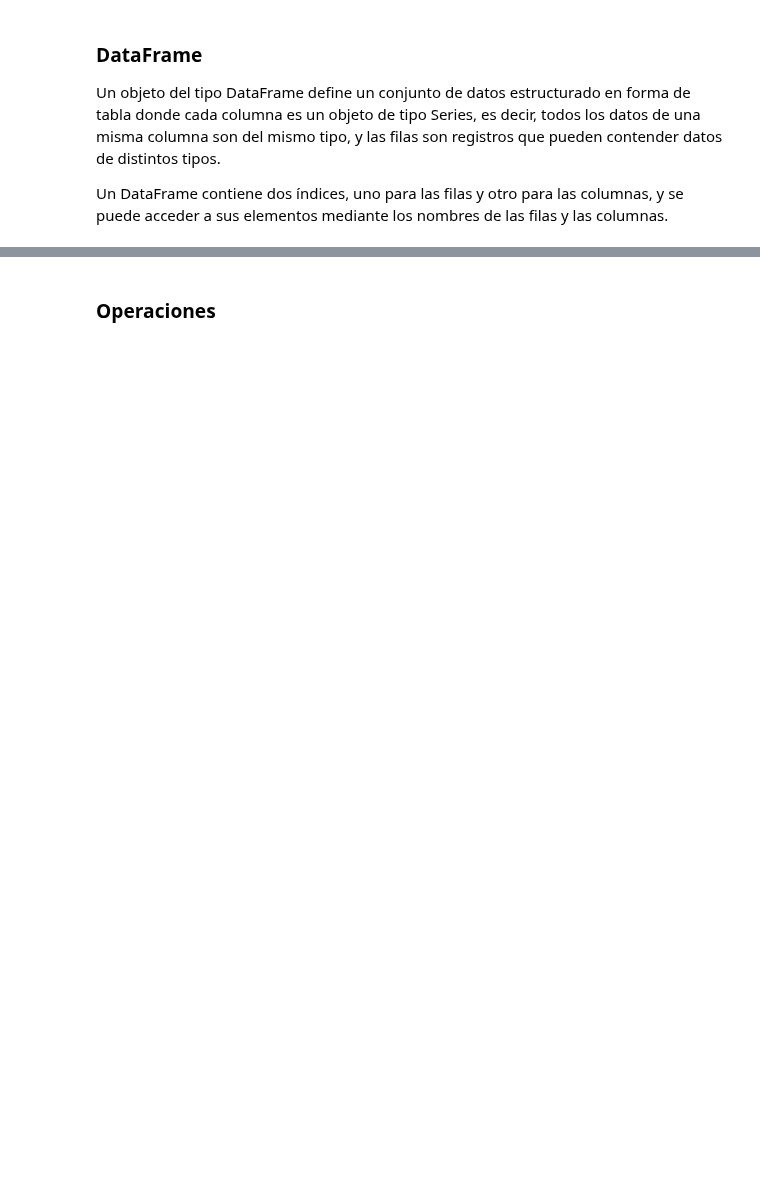
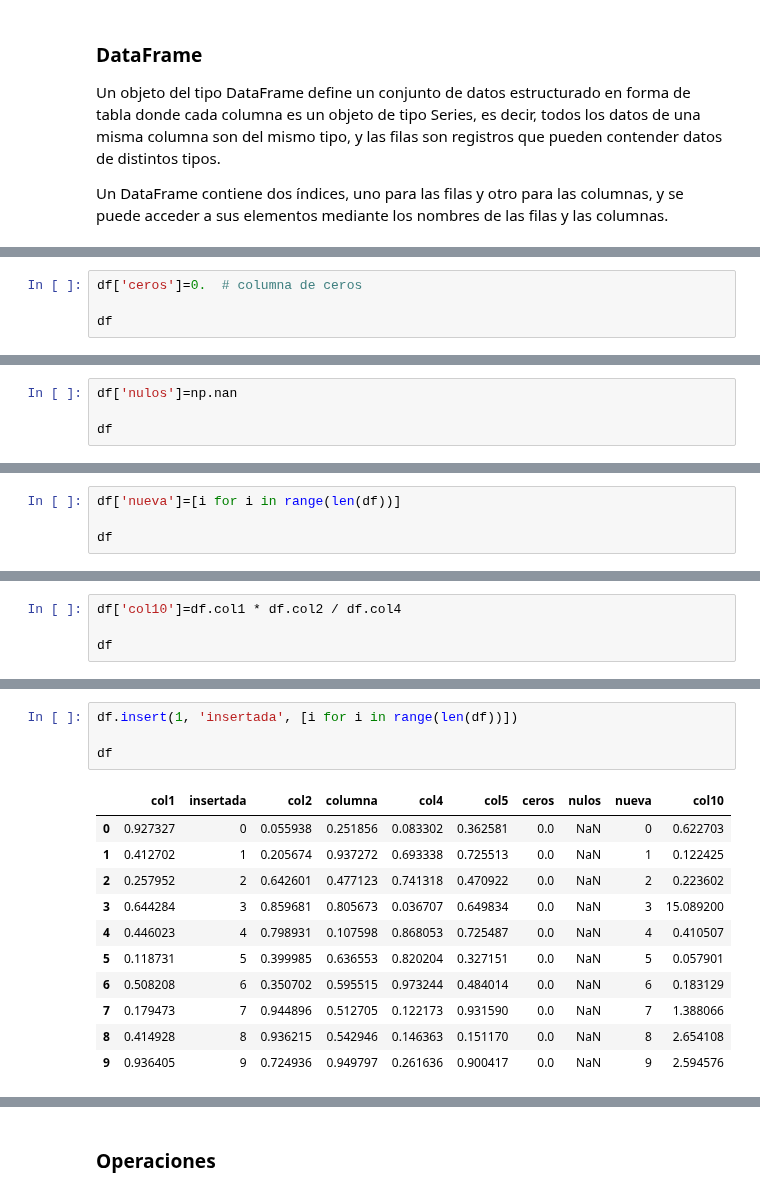
Before and after one commit to Ironhack-Data-Madrid-Enero-2023/apuntes_clase, a Jupyter notebook: semana_2/1.2 - Intro Pandas.ipynb, the cells around one changed output, grey strips where cells are left out. Drawn from its saved outputs; the diff is of its cells as text; blank space fills up the shorter version.

```diff
--- a/semana_2/1.2 - Intro Pandas.ipynb
+++ b/semana_2/1.2 - Intro Pandas.ipynb
@@ -43,0 +331,4 @@ Un DataFrame contiene dos índices, uno para las filas y otro para las columnas,
+# %%
+df['ceros']=0.  # columna de ceros
+
+df
@@ -43,0 +347,4 @@ Un DataFrame contiene dos índices, uno para las filas y otro para las columnas,
+# %%
+df['nulos']=np.nan
+
+df
@@ -43,0 +363,4 @@ Un DataFrame contiene dos índices, uno para las filas y otro para las columnas,
+# %%
+df['nueva']=[i for i in range(len(df))]
+
+df
@@ -43,0 +387,4 @@ Un DataFrame contiene dos índices, uno para las filas y otro para las columnas,
+# %%
+df['col10']=df.col1 * df.col2 / df.col4
+
+df
@@ -43,0 +403,16 @@ Un DataFrame contiene dos índices, uno para las filas y otro para las columnas,
+# %%
+df.insert(1, 'insertada', [i for i in range(len(df))])
+
+df
+# %% [output]
+|  | col1 | insertada | col2 | columna | col4 | col5 | ceros | nulos | nueva | col10 |
+| 0 | 0.927327 | 0 | 0.055938 | 0.251856 | 0.083302 | 0.362581 | 0.0 | NaN | 0 | 0.622703 |
+| 1 | 0.412702 | 1 | 0.205674 | 0.937272 | 0.693338 | 0.725513 | 0.0 | NaN | 1 | 0.122425 |
+| 2 | 0.257952 | 2 | 0.642601 | 0.477123 | 0.741318 | 0.470922 | 0.0 | NaN | 2 | 0.223602 |
+| 3 | 0.644284 | 3 | 0.859681 | 0.805673 | 0.036707 | 0.649834 | 0.0 | NaN | 3 | 15.089200 |
+| 4 | 0.446023 | 4 | 0.798931 | 0.107598 | 0.868053 | 0.725487 | 0.0 | NaN | 4 | 0.410507 |
+| 5 | 0.118731 | 5 | 0.399985 | 0.636553 | 0.820204 | 0.327151 | 0.0 | NaN | 5 | 0.057901 |
+| 6 | 0.508208 | 6 | 0.350702 | 0.595515 | 0.973244 | 0.484014 | 0.0 | NaN | 6 | 0.183129 |
+| 7 | 0.179473 | 7 | 0.944896 | 0.512705 | 0.122173 | 0.931590 | 0.0 | NaN | 7 | 1.388066 |
+| 8 | 0.414928 | 8 | 0.936215 | 0.542946 | 0.146363 | 0.151170 | 0.0 | NaN | 8 | 2.654108 |
+| 9 | 0.936405 | 9 | 0.724936 | 0.949797 | 0.261636 | 0.900417 | 0.0 | NaN | 9 | 2.594576 |
```
Also changed, not shown: parts of 90 cells of this notebook, 1 other file.
